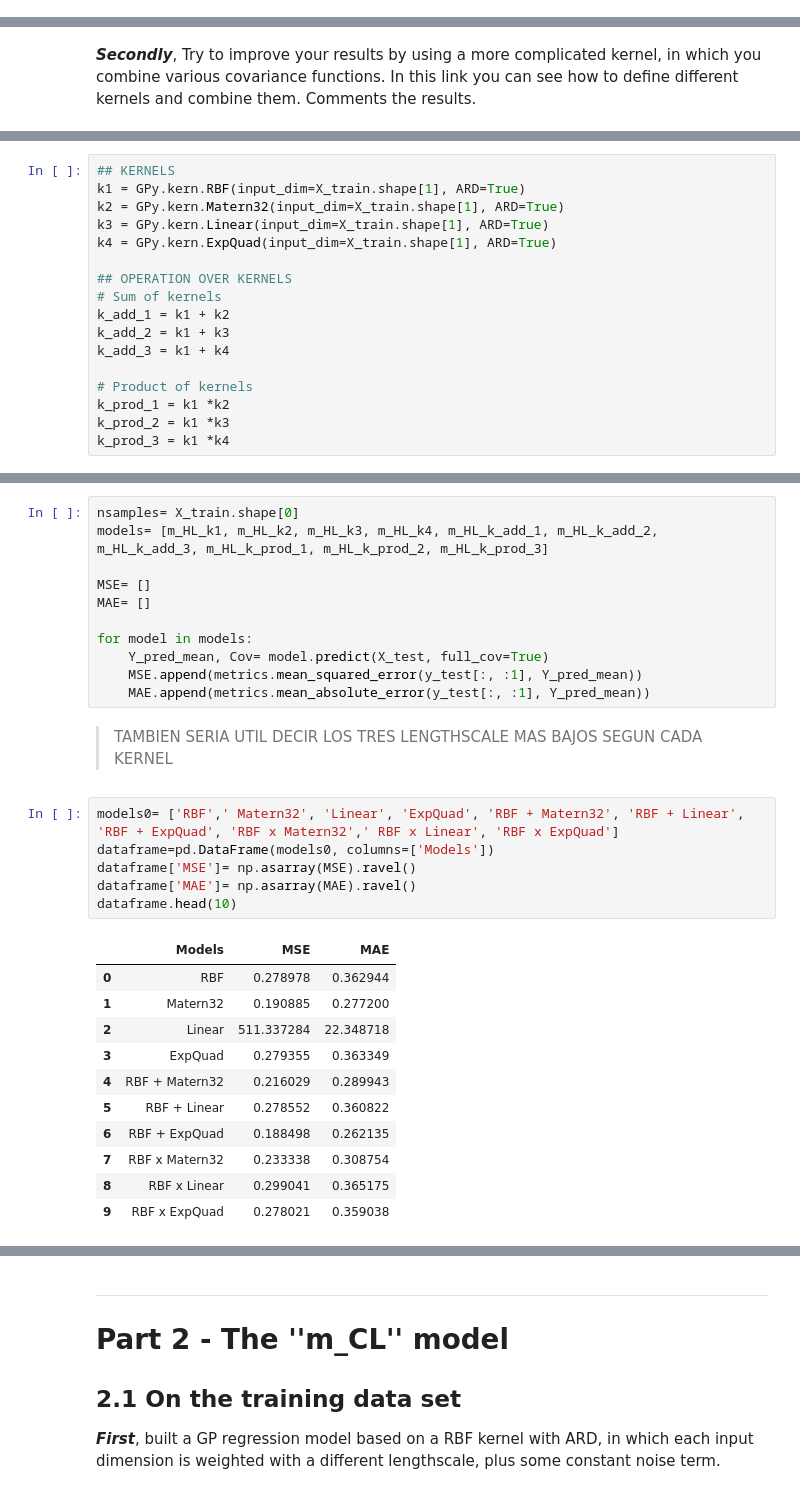
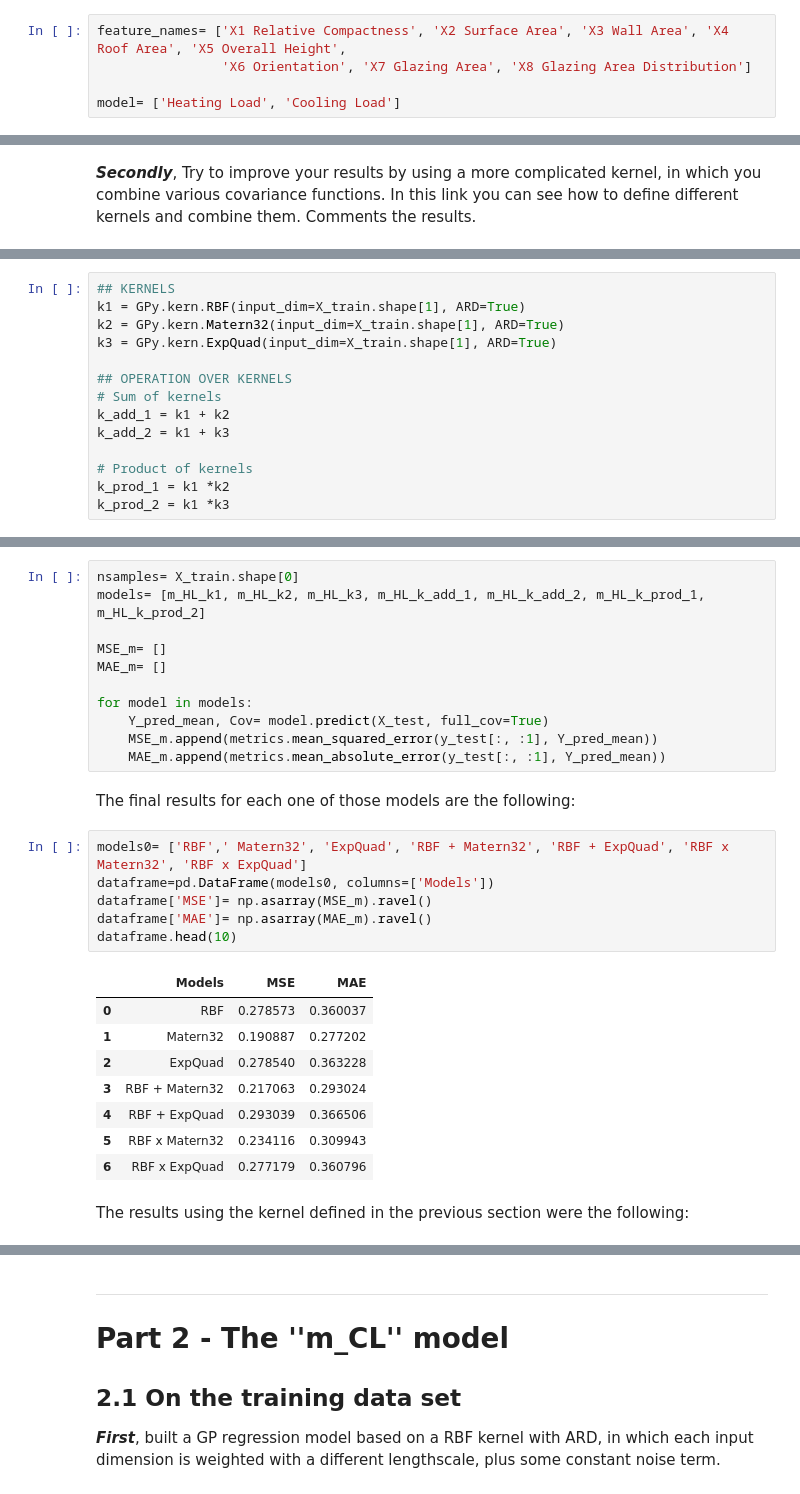
Before and after one commit to ikerarana/Machine-Learning-Notebooks, a Jupyter notebook: Curso Machine Learning UC3M Python/Week 13 - Homework 4/Homework_4_Gaussian_Process.ipynb, the cells around one changed output, grey strips where cells are left out. Saved outputs shown, nothing was run; the diff lists cells and outputs as text.

Commit message:
Trabajo finalizado

```diff
--- a/Curso Machine Learning UC3M Python/Week 13 - Homework 4/Homework_4_Gaussian_Process.ipynb
+++ b/Curso Machine Learning UC3M Python/Week 13 - Homework 4/Homework_4_Gaussian_Process.ipynb
@@ -143,0 +106,5 @@ StandardScaler(copy=True, with_mean=True, with_std=True)
+# %%
+feature_names= ['X1 Relative Compactness', 'X2 Surface Area', 'X3 Wall Area', 'X4 Roof Area', 'X5 Overall Height',
+                'X6 Orientation', 'X7 Glazing Area', 'X8 Glazing Area Distribution']
+
+model= ['Heating Load', 'Cooling Load']
@@ -451,19 +395,16 @@ The results are given in the form mean ± standard deviation.
 ## KERNELS
 k1 = GPy.kern.RBF(input_dim=X_train.shape[1], ARD=True)
 k2 = GPy.kern.Matern32(input_dim=X_train.shape[1], ARD=True)
-k3 = GPy.kern.Linear(input_dim=X_train.shape[1], ARD=True)
-k4 = GPy.kern.ExpQuad(input_dim=X_train.shape[1], ARD=True)
+k3 = GPy.kern.ExpQuad(input_dim=X_train.shape[1], ARD=True)
 
 ## OPERATION OVER KERNELS
 # Sum of kernels
 k_add_1 = k1 + k2
 k_add_2 = k1 + k3
-k_add_3 = k1 + k4
 
 # Product of kernels
 k_prod_1 = k1 *k2
 k_prod_2 = k1 *k3
-k_prod_3 = k1 *k4
 # %%
 m_HL_k1 = GPy.models.GPRegression(X_train,Y_train[:, :1],k1)
 m_HL_k2 = GPy.models.GPRegression(X_train,Y_train[:, :1],k2)
@@ -518,34 +449,31 @@ Optimization restart 5/5, f = 542.8252920911491
 End
 # %%
 nsamples= X_train.shape[0]
-models= [m_HL_k1, m_HL_k2, m_HL_k3, m_HL_k4, m_HL_k_add_1, m_HL_k_add_2, m_HL_k_add_3, m_HL_k_prod_1, m_HL_k_prod_2, m_HL_k_prod_3]
+models= [m_HL_k1, m_HL_k2, m_HL_k3, m_HL_k_add_1, m_HL_k_add_2, m_HL_k_prod_1, m_HL_k_prod_2]
 
-MSE= []
-MAE= []
+MSE_m= []
+MAE_m= []
 
 for model in models:
     Y_pred_mean, Cov= model.predict(X_test, full_cov=True)
-    MSE.append(metrics.mean_squared_error(y_test[:, :1], Y_pred_mean))
-    MAE.append(metrics.mean_absolute_error(y_test[:, :1], Y_pred_mean))
+    MSE_m.append(metrics.mean_squared_error(y_test[:, :1], Y_pred_mean))
+    MAE_m.append(metrics.mean_absolute_error(y_test[:, :1], Y_pred_mean))
-# %% [markdown]
-
-
-> TAMBIEN SERIA UTIL DECIR LOS TRES LENGTHSCALE MAS BAJOS SEGUN CADA KERNEL
+# %% [markdown]
+The final results for each one of those models are the following:
 # %%
-models0= ['RBF',' Matern32', 'Linear', 'ExpQuad', 'RBF + Matern32', 'RBF + Linear', 'RBF + ExpQuad', 'RBF x Matern32',' RBF x Linear', 'RBF x ExpQuad']
+models0= ['RBF',' Matern32', 'ExpQuad', 'RBF + Matern32', 'RBF + ExpQuad', 'RBF x Matern32', 'RBF x ExpQuad']
 dataframe=pd.DataFrame(models0, columns=['Models'])
-dataframe['MSE']= np.asarray(MSE).ravel()
-dataframe['MAE']= np.asarray(MAE).ravel()
+dataframe['MSE']= np.asarray(MSE_m).ravel()
+dataframe['MAE']= np.asarray(MAE_m).ravel()
 dataframe.head(10)
 # %% [output]
 |  | Models | MSE | MAE |
-| 0 | RBF | 0.278978 | 0.362944 |
-| 1 | Matern32 | 0.190885 | 0.277200 |
-| 2 | Linear | 511.337284 | 22.348718 |
-| 3 | ExpQuad | 0.279355 | 0.363349 |
-| 4 | RBF + Matern32 | 0.216029 | 0.289943 |
-| 5 | RBF + Linear | 0.278552 | 0.360822 |
-| 6 | RBF + ExpQuad | 0.188498 | 0.262135 |
-| 7 | RBF x Matern32 | 0.233338 | 0.308754 |
-| 8 | RBF x Linear | 0.299041 | 0.365175 |
-| 9 | RBF x ExpQuad | 0.278021 | 0.359038 |
+| 0 | RBF | 0.278573 | 0.360037 |
+| 1 | Matern32 | 0.190887 | 0.277202 |
+| 2 | ExpQuad | 0.278540 | 0.363228 |
+| 3 | RBF + Matern32 | 0.217063 | 0.293024 |
+| 4 | RBF + ExpQuad | 0.293039 | 0.366506 |
+| 5 | RBF x Matern32 | 0.234116 | 0.309943 |
+| 6 | RBF x ExpQuad | 0.277179 | 0.360796 |
+# %% [markdown]
+The results using the kernel defined in the previous section were the following:
```
Also changed, not shown: parts of 143 cells of this notebook.
